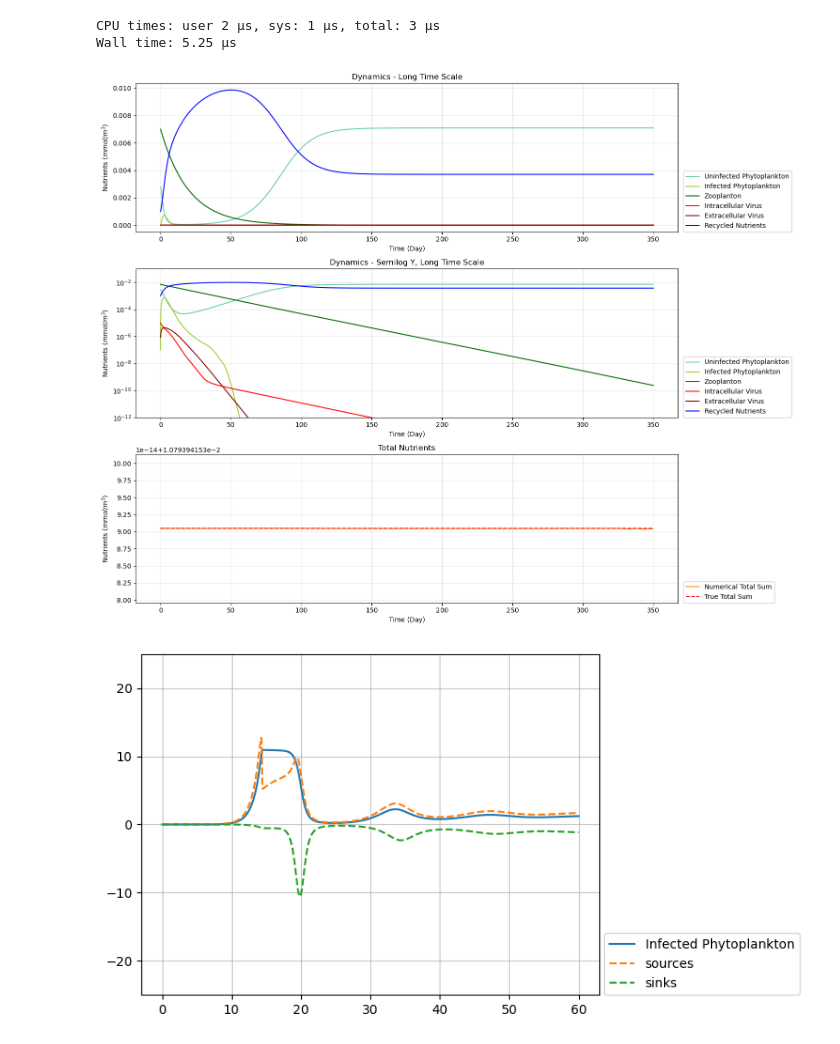
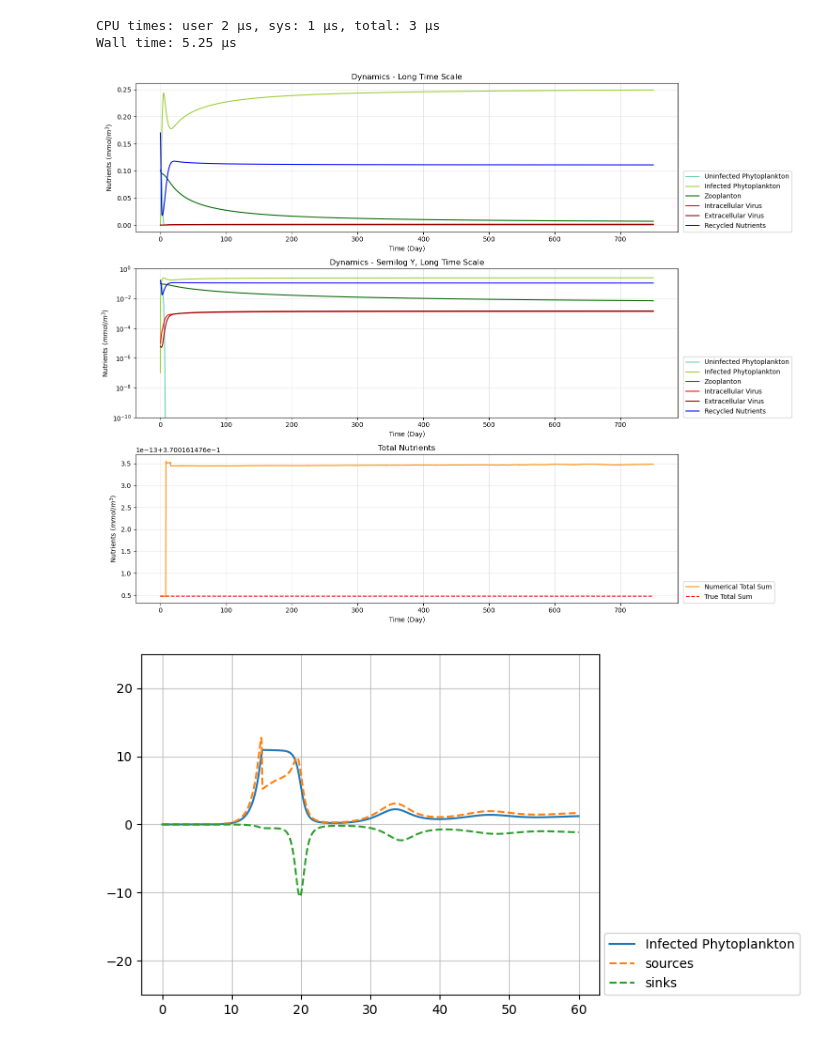
Before and after one commit to JessHolmess/NSF-GCR-Modeling-Repository, a Jupyter notebook: NPZV_Time_Dependent_Simulations.ipynb, the cells around one changed output. Cells and saved outputs as stored; diff of their text form; code cells hidden in the pictures.

```diff
--- a/NPZV_Time_Dependent_Simulations.ipynb
+++ b/NPZV_Time_Dependent_Simulations.ipynb
@@ -237,14 +237,15 @@ beta  = (1 / 4e5) * 1.27e-15 * 1e6   # viral conversion, mmol ml / NT m^3
 V_ind     = 4e5        # NT per individual virus, Table S1
 S_ind     = 1.42e8     # NT per individual host, Table S1
 
-Nn_0 = 0.     #mmol m^-3
-Nr_0 = .001    #mmol m^-3  #should keep Nr_0 above 1, for perturbation tests
-Pu_0 = .002783   #mmol m^-3
-Pi_0 = 1e-7   #mmol m^-3
-Z_0  = .007   #mmol m^-3
-Vi_0 = 1e-5   #mmol m^-3
+#mmol / m^3
+Nn_0 = 0.
+Nr_0 = .17
+Pu_0 = .1
+Pi_0 = 1e-7
+Z_0  = .1
+Vi_0 = 1e-5
 
-r = 1/50
+r = 1/10
 Ve_0 = est_viral_abund(r, Pu_0, alpha, beta, S_ind, V_ind)
 
 z0 = [Nn_0, Nr_0, Pu_0, Pi_0, Z_0, Vi_0, Ve_0]
@@ -267,20 +268,20 @@ g         = 1.4              # d^-1 Maximum specific grazing rate
 μ_V       = .5         # Max host NT recycling rate
 μ_V_prime = 1.6        # Max de novo NT synthesis rate
 μ_u       = 0.
-μ_r       = 0          # Viral assimilation fraction related to host mortality
-μ_s       = 1
+μ_r       = 0.          # Viral assimilation fraction related to host mortality
+μ_s       = 1.
 μ_P       = .4         # Remineralization fraction due to mortality
 μ_delta   = .4         # ARBITRARY VALUE: Remineralization fraction due to lysis
 μ_g       = .4         # Remineralization fraction due to sloppy-eating
 μ_Z       = .4         # Remineralization fraction due to grazer mortality
 
 K_N       = .1         # mmol m^-3 # Half-saturation constant for nutrient limitation
-K_I       = 1          # Half-saturation for light limitation
-K_h       = 1          # Half-saturation for ... ?
+K_I       = 1.          # Half-saturation for light limitation
+K_h       = 1.          # Half-saturation for ... ?
 K_P       = 2.8        # mmol m^-3, Half-saturation constant for grazing of P
 I_0       = (np.e - 1) # Compensation irradiance
 
-ω         = 0 # Entraintment term
+ω         = 0. # Entraintment term
 
 param_labels = ['V_max', 'γ_Z', 'φ', 'g', 'ν_x', 'λ_P', 'λ_Z', 'λ_Z_hat', 'λ_E',
                 'δ', 'μ_V', 'μ_V_prime', 'μ_u', 'μ_r', 'μ_s', 'μ_P', 'μ_delta',
@@ -315,9 +316,8 @@ Nn_0 = 0.0  Nr_0 = 0.001  Pu_0 = 0.002783  Pi_0 = 1e-07  Z_0 = 0.007  Vi_0 = 1e-
 %time
 
 #Running simulation
-t = 350
+t = 750
 tolerances = [1e-8, 1e-8, 1e-12, 1e-8, 1e-8, 1e-10, 1e-10]
 
-# sol = solve_ivp(model, [0, t], z0, args=param, max_step=.1, method = 'LSODA', atol=tolerances)
-test = solve_ivp(model, [0, t], z0, args=param, max_step=.1, method = 'LSODA', atol=tolerances)
+sol = solve_ivp(model, [0, t], z0, args=param, max_step=.1, method = 'LSODA', atol=tolerances)
 # %% [output]
@@ -550,35 +550,35 @@ ax["A"].set_title('Dynamics - Long Time Scale')
 
 ###
 ax["B"].plot(sol.t, P_U, color="mediumaquamarine", label='Uninfected Phytoplankton')
 ax["B"].plot(sol.t, P_I, color="yellowgreen"     , label='Infected Phytoplankton')
 ax["B"].plot(sol.t, Z,   color="darkgreen"       , label='Zooplanton')
 ax["B"].plot(sol.t, V_I, color="red"             , label='Intracellular Virus')
 ax["B"].plot(sol.t, V_E, color="darkred"         , label='Extracellular Virus')
 # ax["B"].plot(sol.t, N_n, color="darkviolet"      , label='Nitrate')
 ax["B"].plot(sol.t, N_r, color="blue"            , label='Recycled Nutrients')
 
 ax["B"].set_title('Dynamics - Semilog Y, Long Time Scale')
 ax["B"].set_yscale('log')
-ax["B"].set_ylim(1e-12, 1e-1)
+ax["B"].set_ylim(1e-10, 1)
 
 ###
 ax["C"].plot(sol.t, N_n + N_r + P_U + P_I + Z + V_I + V_E, color ='darkorange', label='Numerical Total Sum')
 ax["C"].plot(sol.t, np.full(len(sol.t), sum(z0)), '--', color = 'red', label='True Total Sum')
 
 ax["C"].set_title('Total Nutrients')
 
 for plot in ax:
     ax[plot].set_xlabel('Time (Day)')
     ax[plot].set_ylabel(r'Nutrients ($mmol/m^3$)')
 
     ax[plot].grid(alpha=.3)
     ax[plot].legend(loc=(1.01, 0), framealpha=1)
 
 
 plt.tight_layout()
 plt.show()
 # %% [output]
-[figure, old version]
+[figure, new version]
 # %%
 plt.plot(sol.t, P_I, label='Infected Phytoplankton')
 plt.plot(sol.t, P_I_svs['Sources'], '--', label='sources')
```
Also changed, not shown: parts of 3 cells of this notebook, 3 other files.
